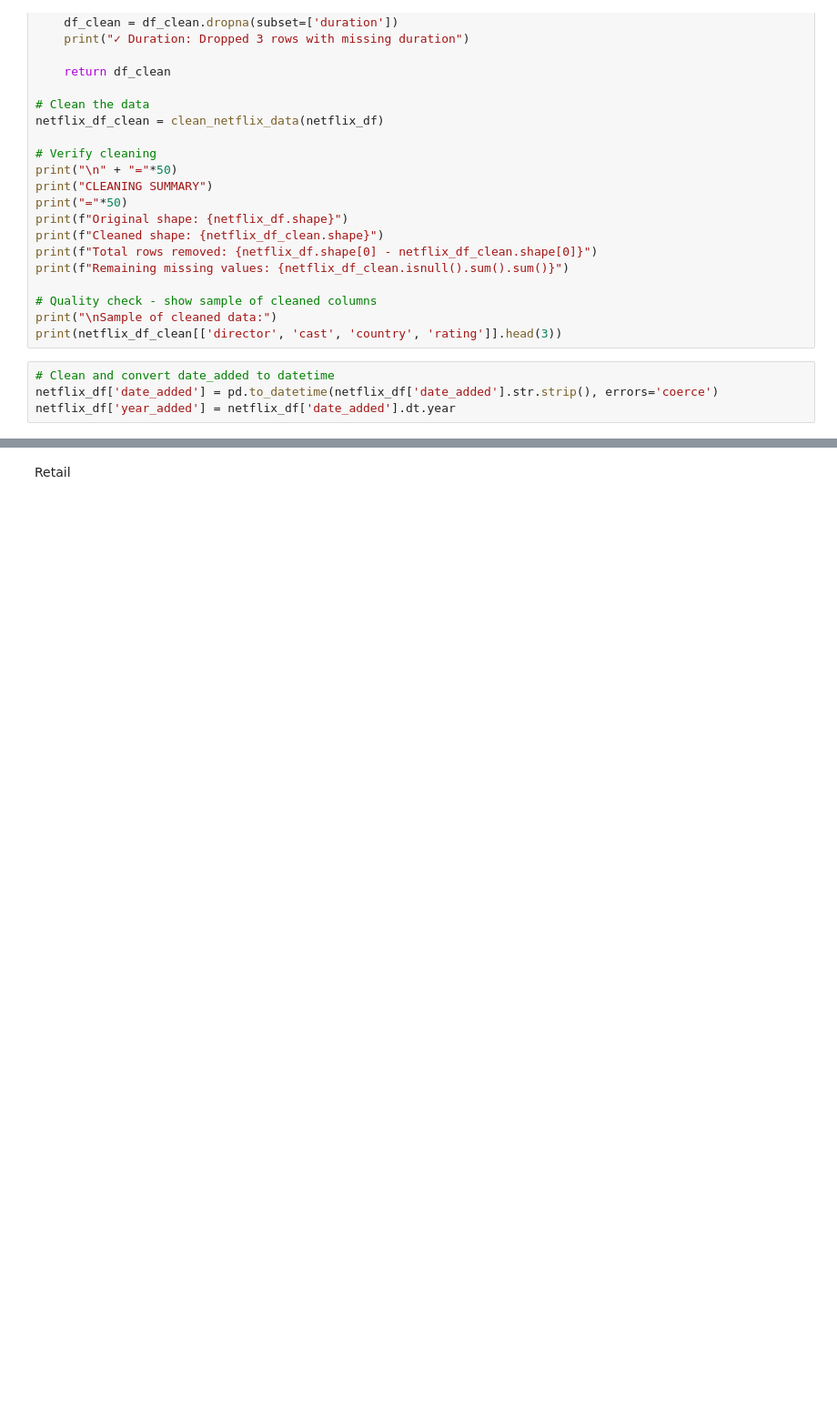
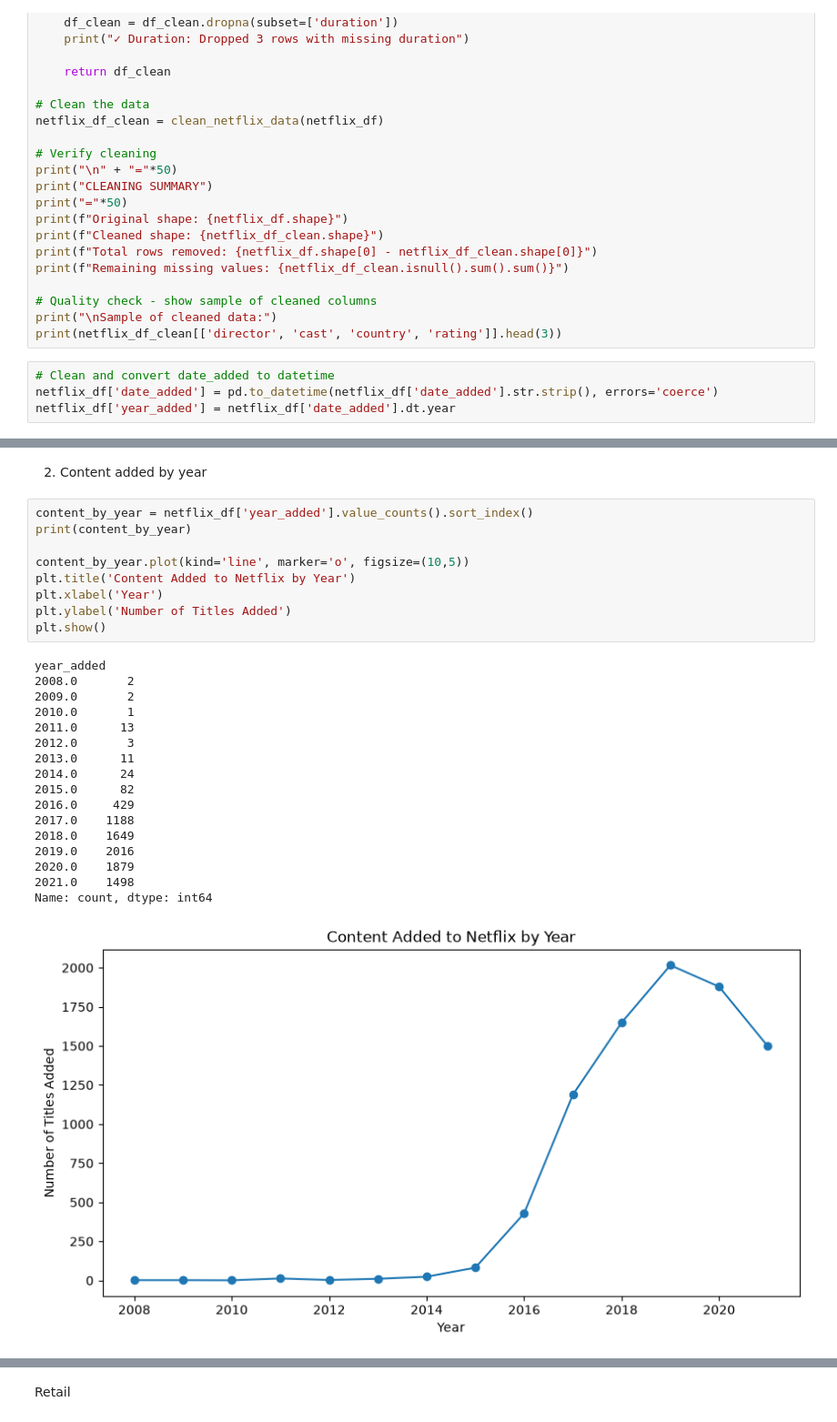
Before and after one commit to ChachaMarwaDev/AnalystLab_Internship, a Jupyter notebook: Week_2/notebooks/cleaning.ipynb, the cells around one changed output, grey strips where cells are left out. Shown at 91% size. Saved outputs shown, nothing was run; the diff lists cells and outputs as text; blank space fills up the shorter version.

```diff
--- a/Week_2/notebooks/cleaning.ipynb
+++ b/Week_2/notebooks/cleaning.ipynb
@@ -98,0 +116,29 @@ netflix_df['year_added'] = netflix_df['date_added'].dt.year
+# %% [markdown]
+2. Content added by year
+# %%
+content_by_year = netflix_df['year_added'].value_counts().sort_index()
+print(content_by_year)
+
+content_by_year.plot(kind='line', marker='o', figsize=(10,5))
+plt.title('Content Added to Netflix by Year')
+plt.xlabel('Year')
+plt.ylabel('Number of Titles Added')
+plt.show()
+# %% [output]
+year_added
+2008.0       2
+2009.0       2
+2010.0       1
+2011.0      13
+2012.0       3
+2013.0      11
+2014.0      24
+2015.0      82
+2016.0     429
+2017.0    1188
+2018.0    1649
+2019.0    2016
+2020.0    1879
+2021.0    1498
+Name: count, dtype: int64
+[figure, added]
```
Also changed, not shown: parts of 16 cells of this notebook.
